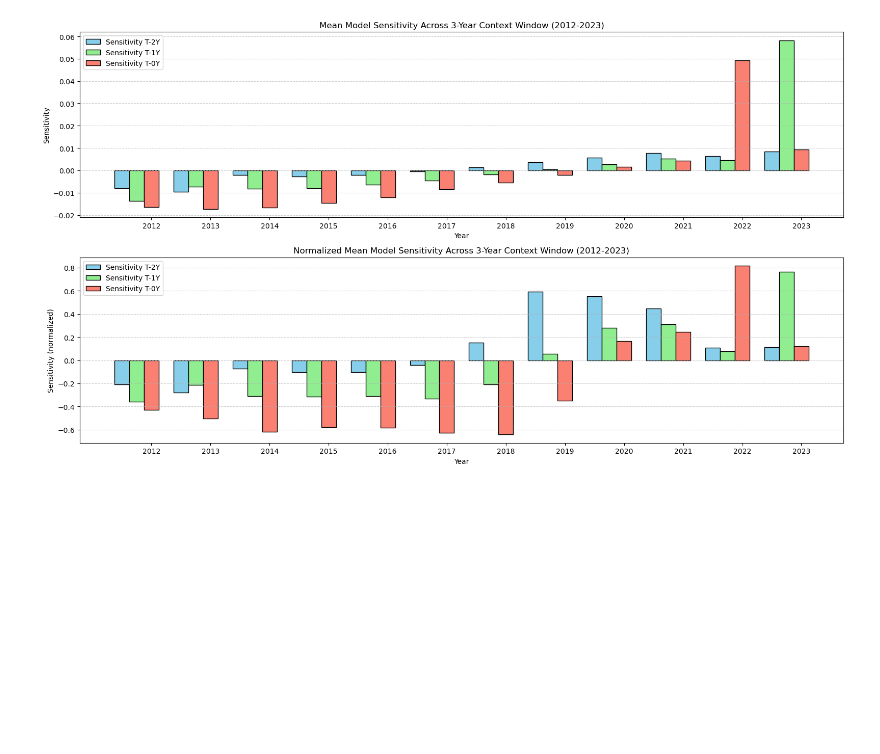
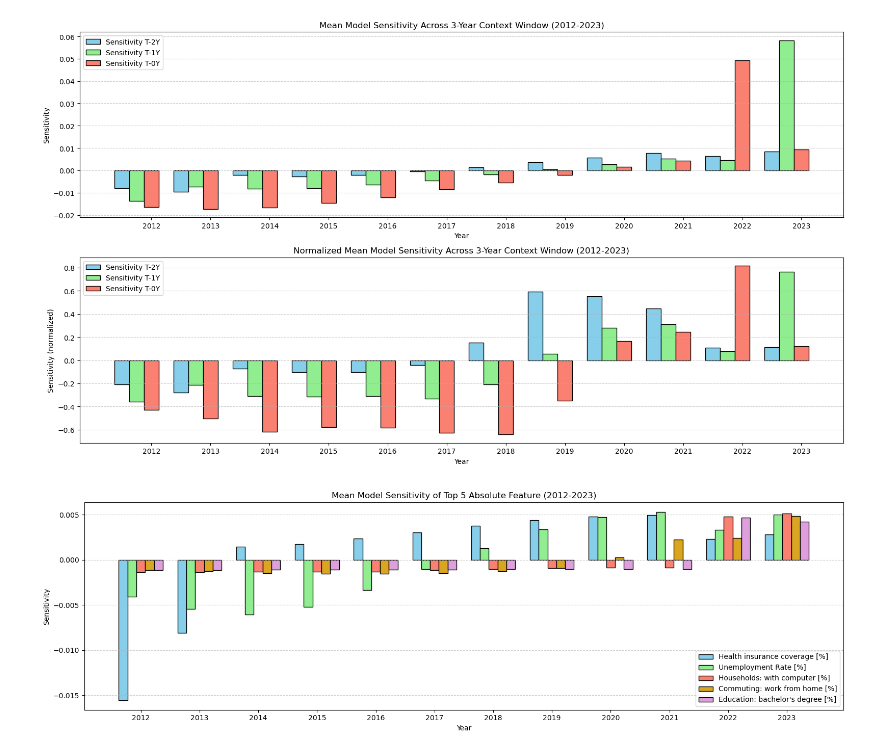
Before and after one commit to simon-0006/Data-Science-GESS---Group-Project, a Jupyter notebook: US_0/Analyse/Code/model_sensitivity.ipynb, the cells around one changed output. Drawn from its saved outputs; the diff is of its cells as text; code cells hidden in the pictures; blank space fills up the shorter version.

```diff
--- a/US_0/Analyse/Code/model_sensitivity.ipynb
+++ b/US_0/Analyse/Code/model_sensitivity.ipynb
@@ -28,7 +29,7 @@ features = ["18 to 64 years poverty [%]", "18 years and over [%]",
     "Female civilian labor force [%]", "Foreign-born [%]",
     "Foreign-born: naturalized [%]", "Gross rent <25% of income [%]",
     "Gross rent >=25% of income [%]",
-    "Health insurance coverage (noninstitutionalized) [%]",
+    "Health insurance coverage [%]",
     "Hispanic or Latino [%]", "Homeowner vacancy rate [%]",
     "Households: Female (no spouse) [%]",
     "Households: Male (no spouse) [%]", "Households: married-couple [%]",
@@ -163,3 +167,11 @@ norm_mean_window_sensitivity = mean_window_sensitivity / np.sum(np.abs(mean_wind
 norm_mean_window_sensitivity.shape
 # %% [output]
 (12, 3)
+# %%
+df = np.sum(np.abs(np.sum(mean_sensitivity, axis=1)), axis=0)
+df = pd.DataFrame(df, columns=["feature sensitivity"])
+df["feature"] = features
+df = df.nlargest(5, "feature sensitivity")
+idx = df.index.values
+
+df
@@ -165,0 +185,3 @@ norm_mean_window_sensitivity.shape
+# %%
+mean_feature_sensitivity = np.sum(mean_sensitivity, axis=1)
+mean_feature_sensitivity.shape
@@ -202,3 +231,28 @@ ax[1].set_xticklabels(years)
 fig.tight_layout()
 # %% [output]
 [figure]
+# %%
+fig, ax = plt.subplots(1, figsize=(16, 5))
+
+width = 0.15
+
+ax.bar(years,             mean_feature_sensitivity[:, idx[0]], width, label=features[idx[0]], color='skyblue',    edgecolor="black")
+ax.bar(years + width,     mean_feature_sensitivity[:, idx[1]], width, label=features[idx[1]], color='lightgreen', edgecolor="black")
+ax.bar(years + 2 * width, mean_feature_sensitivity[:, idx[2]], width, label=features[idx[2]], color='salmon',     edgecolor="black")
+ax.bar(years + 3 * width, mean_feature_sensitivity[:, idx[3]], width, label=features[idx[3]], color='goldenrod',     edgecolor="black")
+ax.bar(years + 4 * width, mean_feature_sensitivity[:, idx[4]], width, label=features[idx[4]], color='plum',     edgecolor="black")
+
+ax.legend(loc='lower right')
+
+ax.grid(True, axis='y', linestyle='--', alpha=0.6)
+
+ax.set_title("Mean Model Sensitivity of Top 5 Absolute Feature (2012-2023)")
+ax.set_xlabel("Year")
+ax.set_ylabel("Sensitivity")
+
+ax.set_xticks(years + 2 * width)
+ax.set_xticklabels(years)
+
+fig.tight_layout()
+# %% [output]
+[figure, added]
```
Also changed, not shown: parts of 6 cells of this notebook, 1 other file.
